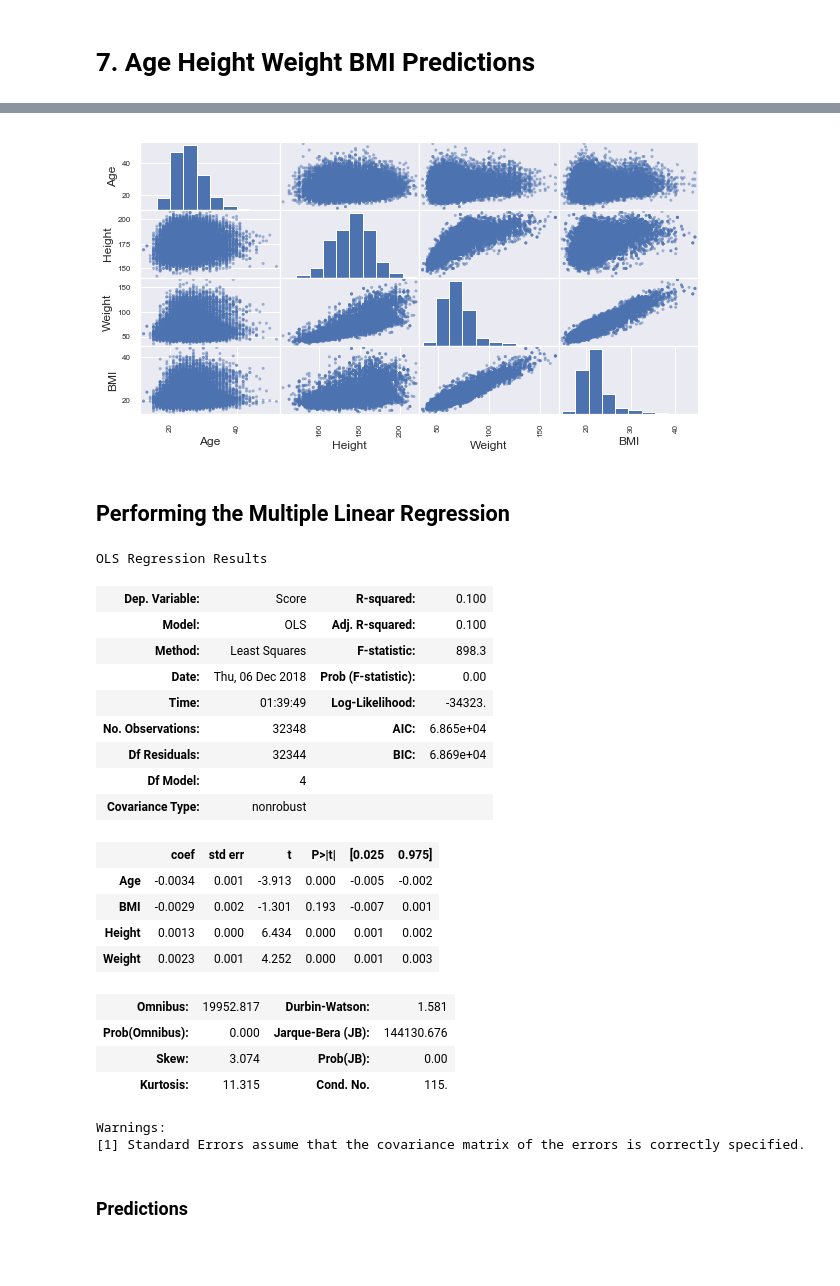
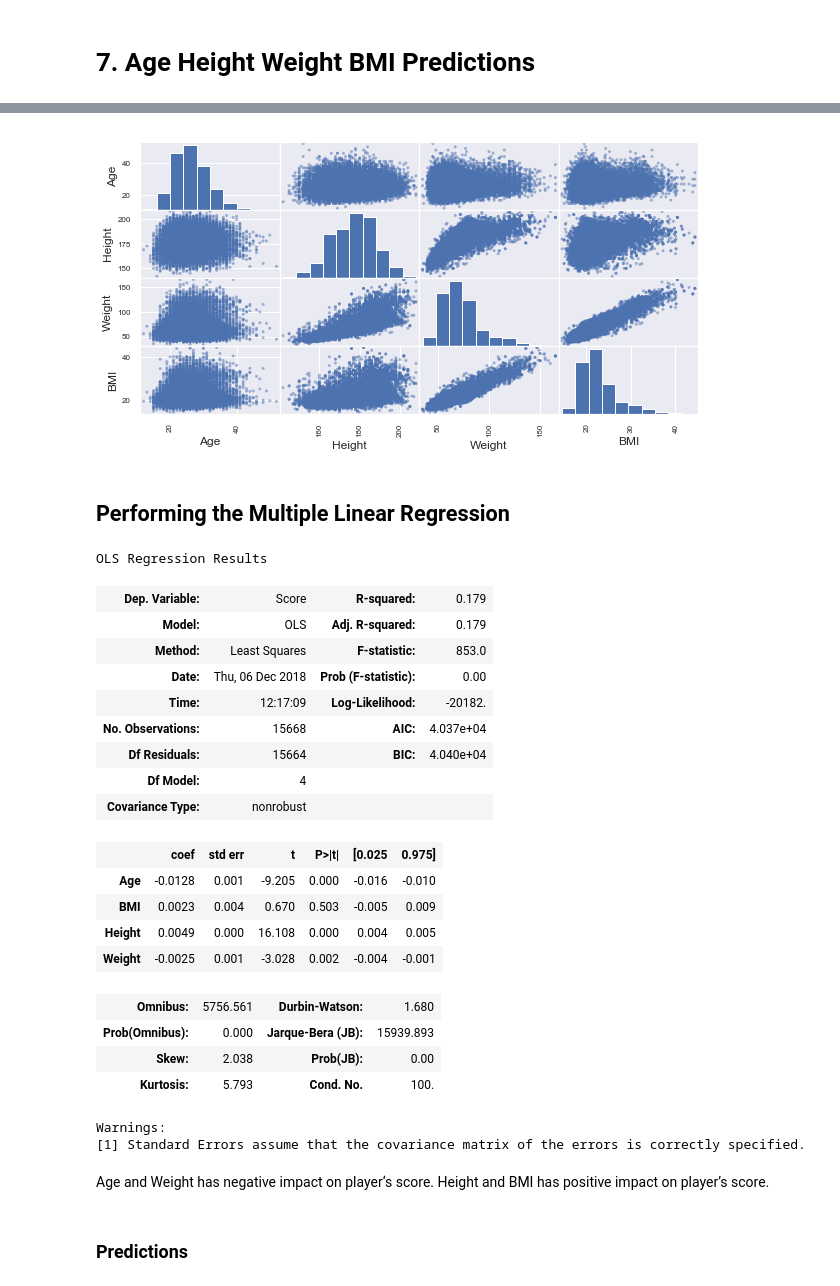
Before and after one commit to harryhancanada/learning, a Jupyter notebook: TeamProjectHarry.ipynb, the cells around one changed output, grey strips where cells are left out. Cells and saved outputs as stored; diff of their text form; code cells hidden in the pictures; blank space fills up the shorter version.

```diff
--- a/TeamProjectHarry.ipynb
+++ b/TeamProjectHarry.ipynb
@@ -545,7 +644,9 @@ array([[<matplotlib.axes._subplots.AxesSubplot object at 0x...>,
+# %%
+dfB=dfA.drop_duplicates()
 # %%
 #MARK GOLD 3 point Silver 2 point Bronze 1 point
 scorelist=[]
-for index, row in dfA.iterrows():
+for index, row in dfB.iterrows():
     if row['Medal'] == 'Gold':
         x=3
     elif row['Medal']=='Silver':
@@ -555,4 +656,4 @@ for index, row in dfA.iterrows():
     else:
         x=0
     scorelist.append(x)
-dfA['Score']=scorelist
+dfB['Score']=scorelist
@@ -599,39 +685,42 @@ plt.show()
 # %%
 from pandas.tools.plotting import scatter_matrix
-scatter_matrix(dfA.drop(columns=['Score','Medal'], axis=1), figsize=(10, 5))
+scatter_matrix(dfB.drop(columns=['Score','Medal'], axis=1), figsize=(10, 5))
 plt.show()
 # %% [output]
-[figure, old version]
+[figure, new version]
 # %% [markdown]
 ## Performing the Multiple Linear Regression
 # %%
-X = dfA[['Age', 'BMI', 'Height','Weight']]
-y = dfA['Score']
+X = dfB[['Age', 'BMI', 'Height','Weight']]
+y = dfB['Score']
 model = sm.OLS(y, X).fit()
 predictions = model.predict(X)
 model.summary()
 # %% [output]
 OLS Regression Results
-| Dep. Variable: | Score | R-squared: | 0.100 |
-| Model: | OLS | Adj. R-squared: | 0.100 |
-| Method: | Least Squares | F-statistic: | 898.3 |
+| Dep. Variable: | Score | R-squared: | 0.179 |
+| Model: | OLS | Adj. R-squared: | 0.179 |
+| Method: | Least Squares | F-statistic: | 853.0 |
 | Date: | Thu, 06 Dec 2018 | Prob (F-statistic): | 0.00 |
-| Time: | 01:39:49 | Log-Likelihood: | -34323. |
-| No. Observations: | 32348 | AIC: | 6.865e+04 |
-| Df Residuals: | 32344 | BIC: | 6.869e+04 |
+| Time: | 12:17:09 | Log-Likelihood: | -20182. |
+| No. Observations: | 15668 | AIC: | 4.037e+04 |
+| Df Residuals: | 15664 | BIC: | 4.040e+04 |
 | Df Model: | 4 |  |  |
 | Covariance Type: | nonrobust |  |  |
 |  | coef | std err | t | P>|t| | [0.025 | 0.975] |
-| Age | -0.0034 | 0.001 | -3.913 | 0.000 | -0.005 | -0.002 |
-| BMI | -0.0029 | 0.002 | -1.301 | 0.193 | -0.007 | 0.001 |
-| Height | 0.0013 | 0.000 | 6.434 | 0.000 | 0.001 | 0.002 |
-| Weight | 0.0023 | 0.001 | 4.252 | 0.000 | 0.001 | 0.003 |
+| Age | -0.0128 | 0.001 | -9.205 | 0.000 | -0.016 | -0.010 |
+| BMI | 0.0023 | 0.004 | 0.670 | 0.503 | -0.005 | 0.009 |
+| Height | 0.0049 | 0.000 | 16.108 | 0.000 | 0.004 | 0.005 |
+| Weight | -0.0025 | 0.001 | -3.028 | 0.002 | -0.004 | -0.001 |
-| Omnibus: | 19952.817 | Durbin-Watson: | 1.581 |
-| Prob(Omnibus): | 0.000 | Jarque-Bera (JB): | 144130.676 |
-| Skew: | 3.074 | Prob(JB): | 0.00 |
-| Kurtosis: | 11.315 | Cond. No. | 115. |
+| Omnibus: | 5756.561 | Durbin-Watson: | 1.680 |
+| Prob(Omnibus): | 0.000 | Jarque-Bera (JB): | 15939.893 |
+| Skew: | 2.038 | Prob(JB): | 0.00 |
+| Kurtosis: | 5.793 | Cond. No. | 100. |
 Warnings:
 [1] Standard Errors assume that the covariance matrix of the errors is correctly specified.
+# %% [markdown]
+Age and Weight has negative impact on player‘s score.
+Height and BMI has positive impact on player’s score.
 # %% [markdown]
 ### Predictions
 # %%
```
Also changed, not shown: parts of 44 cells of this notebook.
